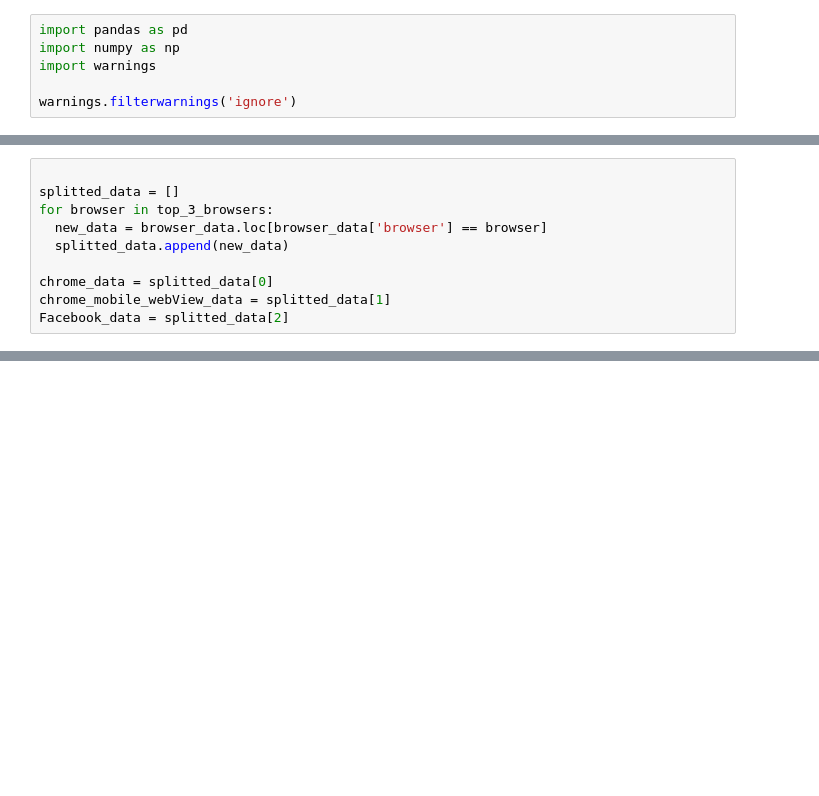
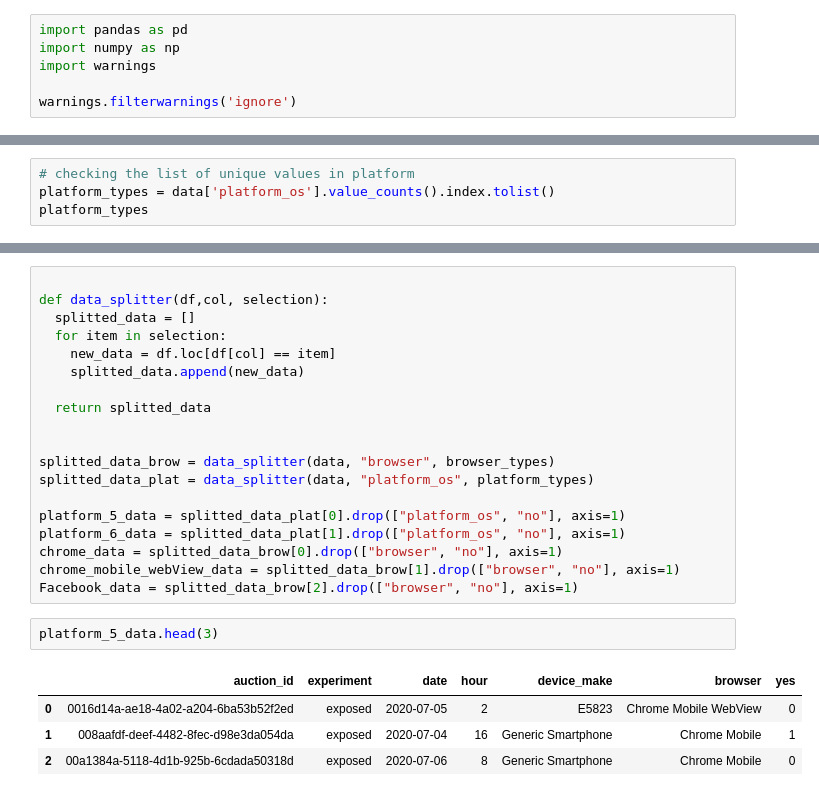
Before and after one commit to Micky373/abtest-mlops, a Jupyter notebook: notebooks/splitting_data.ipynb, the cells around one changed output, grey strips where cells are left out. Saved outputs shown, nothing was run; the diff lists cells and outputs as text; blank space fills up the shorter version.

```diff
--- a/notebooks/splitting_data.ipynb
+++ b/notebooks/splitting_data.ipynb
@@ -12,3 +12,7 @@ data.head(3)
 | 0 | 0016d14a-ae18-4a02-a204-6ba53b52f2ed | exposed | 2020-07-05 | 2 | E5823 | 6 | Chrome Mobile WebView | 0 | 1 |
 | 1 | 008aafdf-deef-4482-8fec-d98e3da054da | exposed | 2020-07-04 | 16 | Generic Smartphone | 6 | Chrome Mobile | 1 | 0 |
 | 2 | 00a1384a-5118-4d1b-925b-6cdada50318d | exposed | 2020-07-06 | 8 | Generic Smartphone | 6 | Chrome Mobile | 0 | 1 |
+# %%
+# checking the list of unique values in platform
+platform_types = data['platform_os'].value_counts().index.tolist()
+platform_types
@@ -25,10 +25,0 @@ top_3_browsers
-# %%
-
-splitted_data = []
-for browser in top_3_browsers:
-  new_data = browser_data.loc[browser_data['browser'] == browser]
-  splitted_data.append(new_data)
-
-chrome_data = splitted_data[0]
-chrome_mobile_webView_data = splitted_data[1]
-Facebook_data = splitted_data[2]
@@ -68,0 +26,26 @@ chrome_mobile_webView_data.head(5)
+# %%
+
+def data_splitter(df,col, selection):
+  splitted_data = []
+  for item in selection:
+    new_data = df.loc[df[col] == item]
+    splitted_data.append(new_data)
+
+  return splitted_data
+
+
+splitted_data_brow = data_splitter(data, "browser", browser_types)
+splitted_data_plat = data_splitter(data, "platform_os", platform_types)
+
+platform_5_data = splitted_data_plat[0].drop(["platform_os", "no"], axis=1)
+platform_6_data = splitted_data_plat[1].drop(["platform_os", "no"], axis=1)
+chrome_data = splitted_data_brow[0].drop(["browser", "no"], axis=1)
+chrome_mobile_webView_data = splitted_data_brow[1].drop(["browser", "no"], axis=1)
+Facebook_data = splitted_data_brow[2].drop(["browser", "no"], axis=1)
+# %%
+platform_5_data.head(3)
+# %% [output]
+|  | auction_id | experiment | date | hour | device_make | browser | yes |
+| 0 | 0016d14a-ae18-4a02-a204-6ba53b52f2ed | exposed | 2020-07-05 | 2 | E5823 | Chrome Mobile WebView | 0 |
+| 1 | 008aafdf-deef-4482-8fec-d98e3da054da | exposed | 2020-07-04 | 16 | Generic Smartphone | Chrome Mobile | 1 |
+| 2 | 00a1384a-5118-4d1b-925b-6cdada50318d | exposed | 2020-07-06 | 8 | Generic Smartphone | Chrome Mobile | 0 |
```
Also changed, not shown: parts of 13 cells of this notebook, 7 other files.
